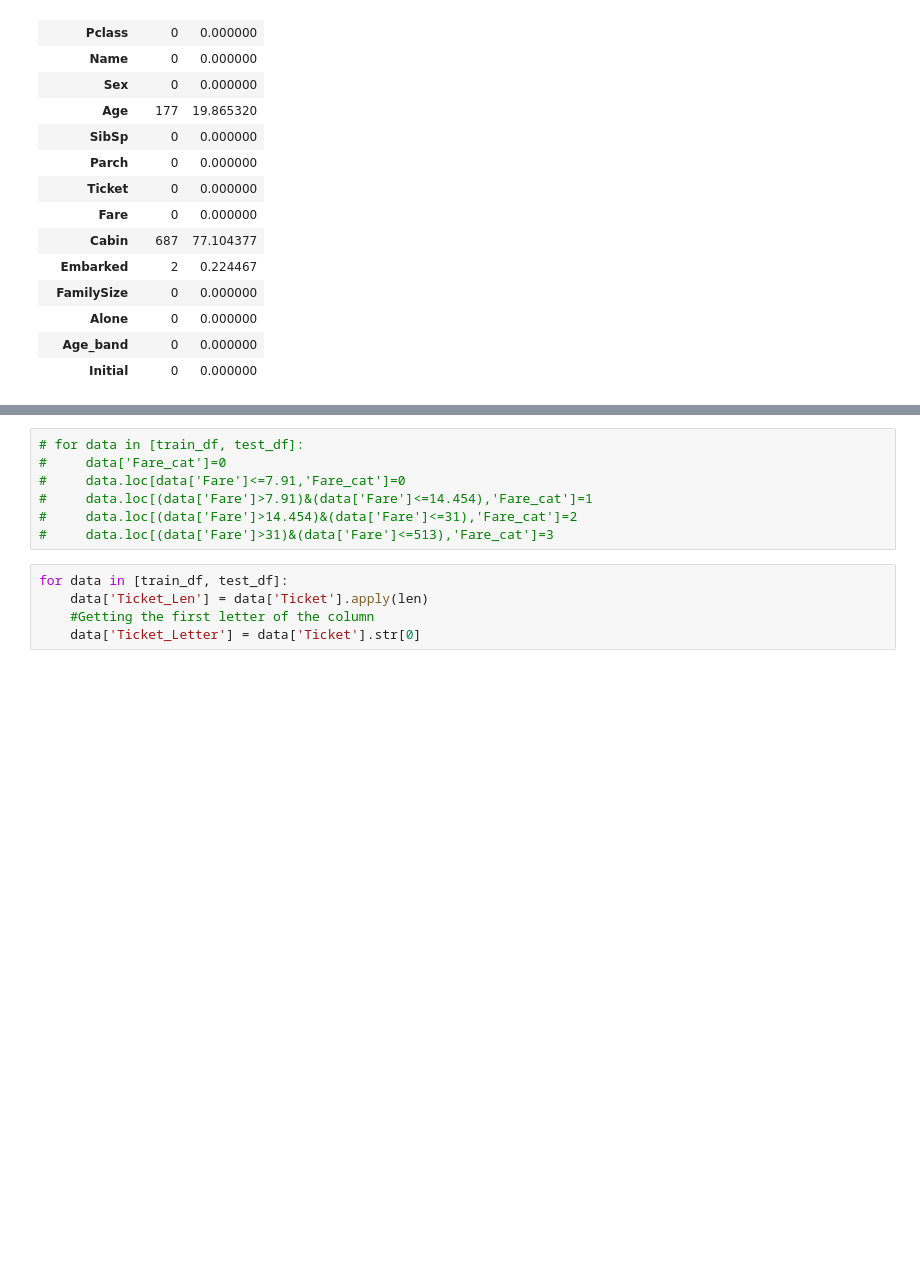
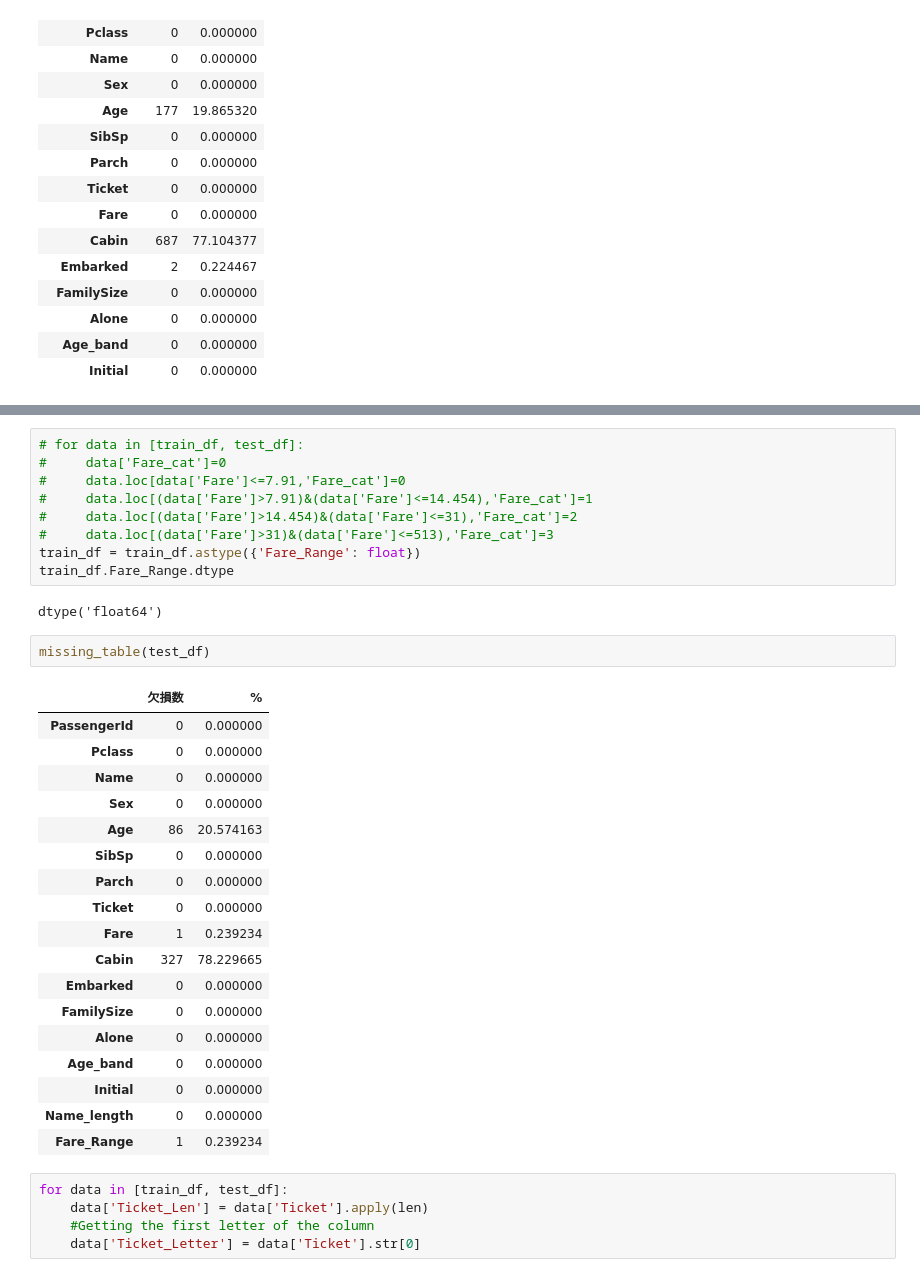
Before and after one commit to xcnkx/kaggle_titanic, a Jupyter notebook: notebooks/kaggle_titanic.ipynb, the cells around one changed output, grey strips where cells are left out. Drawn from its saved outputs; the diff is of its cells as text; blank space fills up the shorter version.

```diff
--- a/notebooks/kaggle_titanic.ipynb
+++ b/notebooks/kaggle_titanic.ipynb
@@ -361,6 +373,31 @@ train_df.groupby(['Fare_Range'])['Survived'].mean().to_frame().style.background_
 #     data.loc[(data['Fare']>7.91)&(data['Fare']<=14.454),'Fare_cat']=1
 #     data.loc[(data['Fare']>14.454)&(data['Fare']<=31),'Fare_cat']=2
 #     data.loc[(data['Fare']>31)&(data['Fare']<=513),'Fare_cat']=3
+train_df = train_df.astype({'Fare_Range': float})
+train_df.Fare_Range.dtype
+# %% [output]
+dtype('float64')
+# %%
+missing_table(test_df)
+# %% [output]
+|  | 欠損数 | % |
+| PassengerId | 0 | 0.000000 |
+| Pclass | 0 | 0.000000 |
+| Name | 0 | 0.000000 |
+| Sex | 0 | 0.000000 |
+| Age | 86 | 20.574163 |
+| SibSp | 0 | 0.000000 |
+| Parch | 0 | 0.000000 |
+| Ticket | 0 | 0.000000 |
+| Fare | 1 | 0.239234 |
+| Cabin | 327 | 78.229665 |
+| Embarked | 0 | 0.000000 |
+| FamilySize | 0 | 0.000000 |
+| Alone | 0 | 0.000000 |
+| Age_band | 0 | 0.000000 |
+| Initial | 0 | 0.000000 |
+| Name_length | 0 | 0.000000 |
+| Fare_Range | 1 | 0.239234 |
 # %%
 for data in [train_df, test_df]:
     data['Ticket_Len'] = data['Ticket'].apply(len)
```
Also changed, not shown: parts of 27 cells of this notebook, 6 other files.
